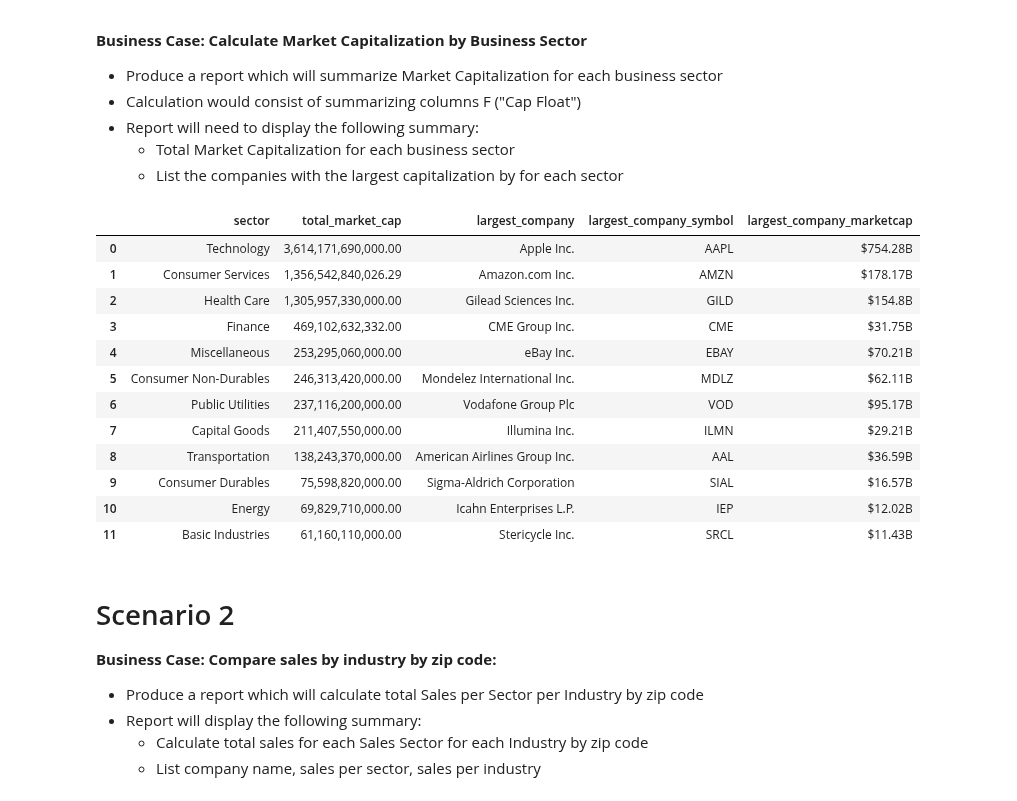
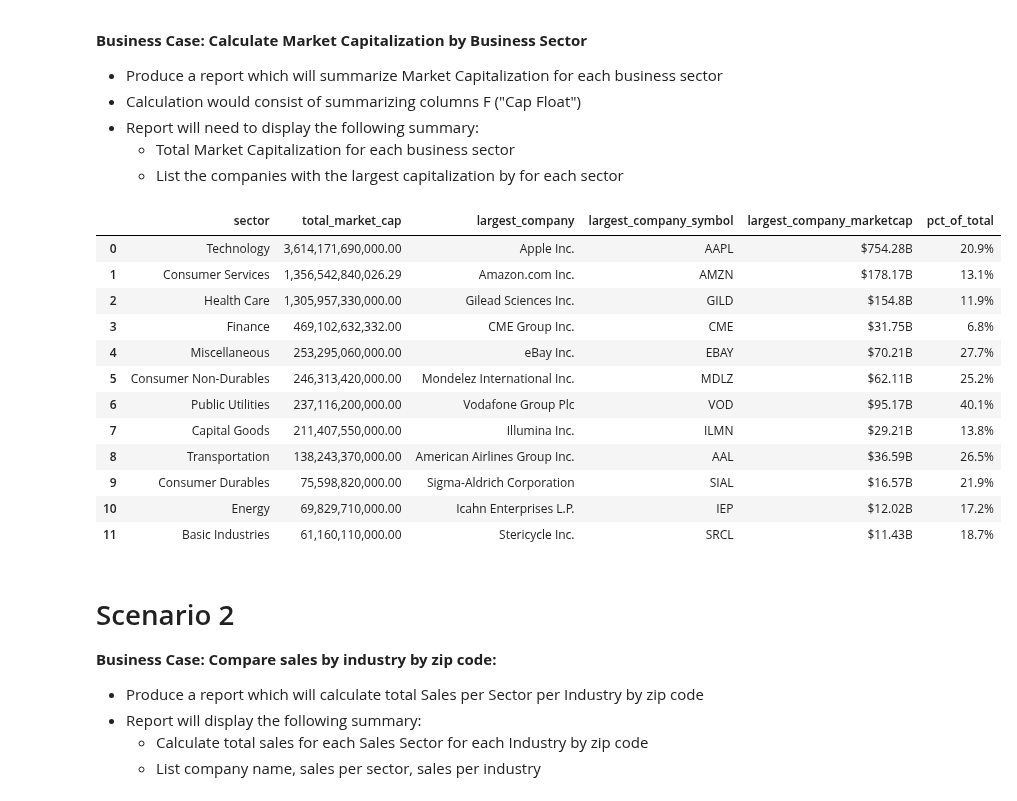
Before and after one commit to straylight77/data-sci-learning, a Jupyter notebook: dat202/assignment1.ipynb, the cells around one changed output. Drawn from its saved outputs; the diff is of its cells as text; code cells hidden in the pictures.

```diff
--- a/dat202/assignment1.ipynb
+++ b/dat202/assignment1.ipynb
@@ -185,7 +202,7 @@ sql = text("""
 WITH SectorMarketCap AS (
     SELECT
         sector,
-        SUM(capfloat) AS total_market_cap
+        SUM(cap_float) AS total_market_cap
     FROM
         clients
     GROUP BY
@@ -195,50 +212,51 @@ WITH SectorMarketCap AS (
 RankedCompanies AS (
     SELECT
         sector,
         name,
         symbol,
-        marketcap,
-        capfloat,
-        ROW_NUMBER() OVER (PARTITION BY sector ORDER BY capfloat DESC) AS rn
+        market_cap,
+        cap_float,
+        ROW_NUMBER() OVER (PARTITION BY sector ORDER BY cap_float DESC) AS rn
     FROM
         clients
 )
 
 SELECT
     smc.sector,
     to_char(smc.total_market_cap, '999,999,999,999,999D99') AS total_market_cap,
     rc.name AS largest_company,
     rc.symbol AS largest_company_symbol,
-    rc.marketcap AS largest_company_marketcap
+    rc.market_cap AS largest_company_marketcap,
+    to_char(rc.cap_float / total_market_cap * 100, '999D9%') AS pct_of_total
 FROM
     SectorMarketCap smc
 JOIN
     RankedCompanies rc ON smc.sector = rc.sector
 WHERE
     rc.rn = 1
 ORDER BY
     smc.total_market_cap DESC;
 """)
 
 result = connection.execute(sql)
 df_report = pd.DataFrame(result.fetchall(), columns=result.keys())
 connection.close
 
 df_report
 # %% [output]
-|  | sector | total_market_cap | largest_company | largest_company_symbol | largest_company_marketcap |
-| 0 | Technology | 3,614,171,690,000.00 | Apple Inc. | AAPL | $754.28B |
-| 1 | Consumer Services | 1,356,542,840,026.29 | Amazon.com Inc. | AMZN | $178.17B |
-| 2 | Health Care | 1,305,957,330,000.00 | Gilead Sciences Inc. | GILD | $154.8B |
-| 3 | Finance | 469,102,632,332.00 | CME Group Inc. | CME | $31.75B |
-| 4 | Miscellaneous | 253,295,060,000.00 | eBay Inc. | EBAY | $70.21B |
-| 5 | Consumer Non-Durables | 246,313,420,000.00 | Mondelez International Inc. | MDLZ | $62.11B |
-| 6 | Public Utilities | 237,116,200,000.00 | Vodafone Group Plc | VOD | $95.17B |
-| 7 | Capital Goods | 211,407,550,000.00 | Illumina Inc. | ILMN | $29.21B |
-| 8 | Transportation | 138,243,370,000.00 | American Airlines Group Inc. | AAL | $36.59B |
-| 9 | Consumer Durables | 75,598,820,000.00 | Sigma-Aldrich Corporation | SIAL | $16.57B |
-| 10 | Energy | 69,829,710,000.00 | Icahn Enterprises L.P. | IEP | $12.02B |
-| 11 | Basic Industries | 61,160,110,000.00 | Stericycle Inc. | SRCL | $11.43B |
+|  | sector | total_market_cap | largest_company | largest_company_symbol | largest_company_marketcap | pct_of_total |
+| 0 | Technology | 3,614,171,690,000.00 | Apple Inc. | AAPL | $754.28B | 20.9% |
+| 1 | Consumer Services | 1,356,542,840,026.29 | Amazon.com Inc. | AMZN | $178.17B | 13.1% |
+| 2 | Health Care | 1,305,957,330,000.00 | Gilead Sciences Inc. | GILD | $154.8B | 11.9% |
+| 3 | Finance | 469,102,632,332.00 | CME Group Inc. | CME | $31.75B | 6.8% |
+| 4 | Miscellaneous | 253,295,060,000.00 | eBay Inc. | EBAY | $70.21B | 27.7% |
+| 5 | Consumer Non-Durables | 246,313,420,000.00 | Mondelez International Inc. | MDLZ | $62.11B | 25.2% |
+| 6 | Public Utilities | 237,116,200,000.00 | Vodafone Group Plc | VOD | $95.17B | 40.1% |
+| 7 | Capital Goods | 211,407,550,000.00 | Illumina Inc. | ILMN | $29.21B | 13.8% |
+| 8 | Transportation | 138,243,370,000.00 | American Airlines Group Inc. | AAL | $36.59B | 26.5% |
+| 9 | Consumer Durables | 75,598,820,000.00 | Sigma-Aldrich Corporation | SIAL | $16.57B | 21.9% |
+| 10 | Energy | 69,829,710,000.00 | Icahn Enterprises L.P. | IEP | $12.02B | 17.2% |
+| 11 | Basic Industries | 61,160,110,000.00 | Stericycle Inc. | SRCL | $11.43B | 18.7% |
 # %%
 df_report.to_csv("report1.csv")
 # %% [markdown]
```
Also changed, not shown: parts of 3 cells of this notebook.
